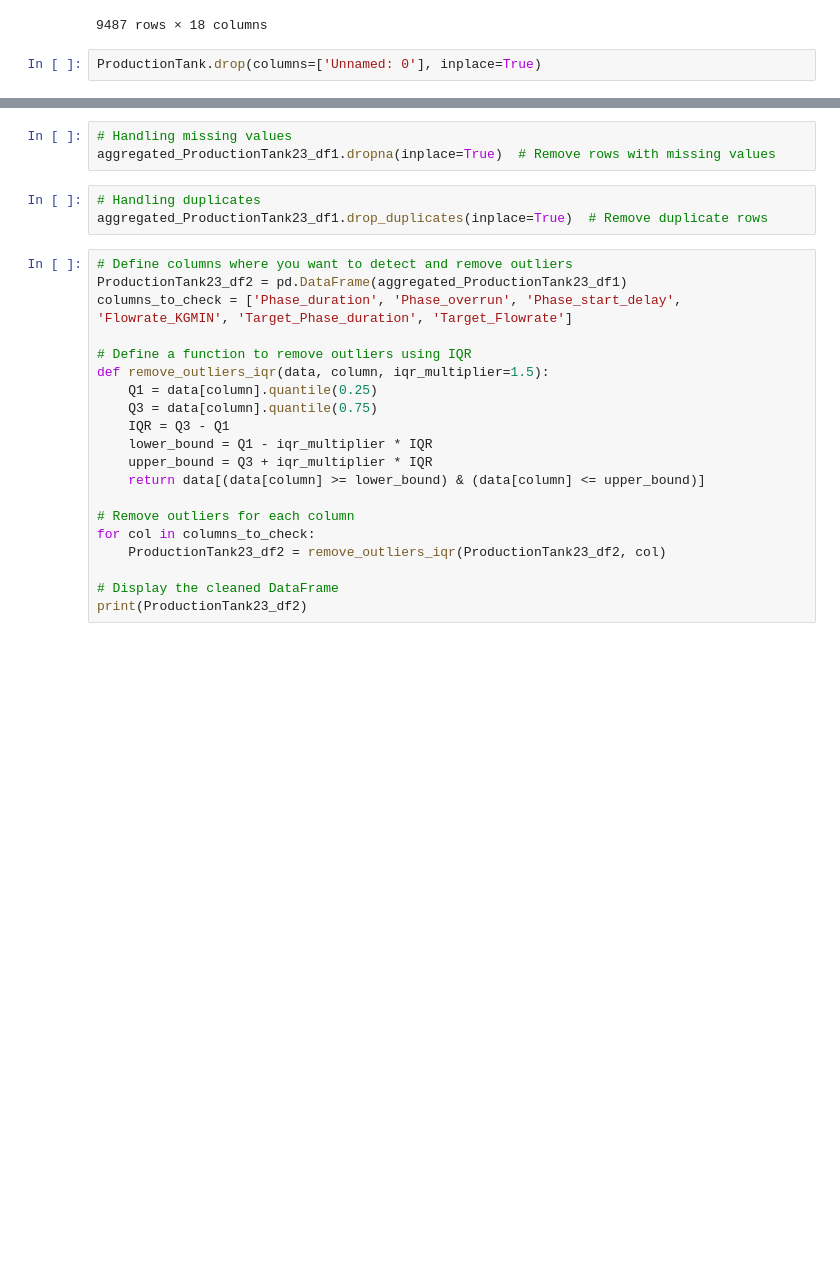
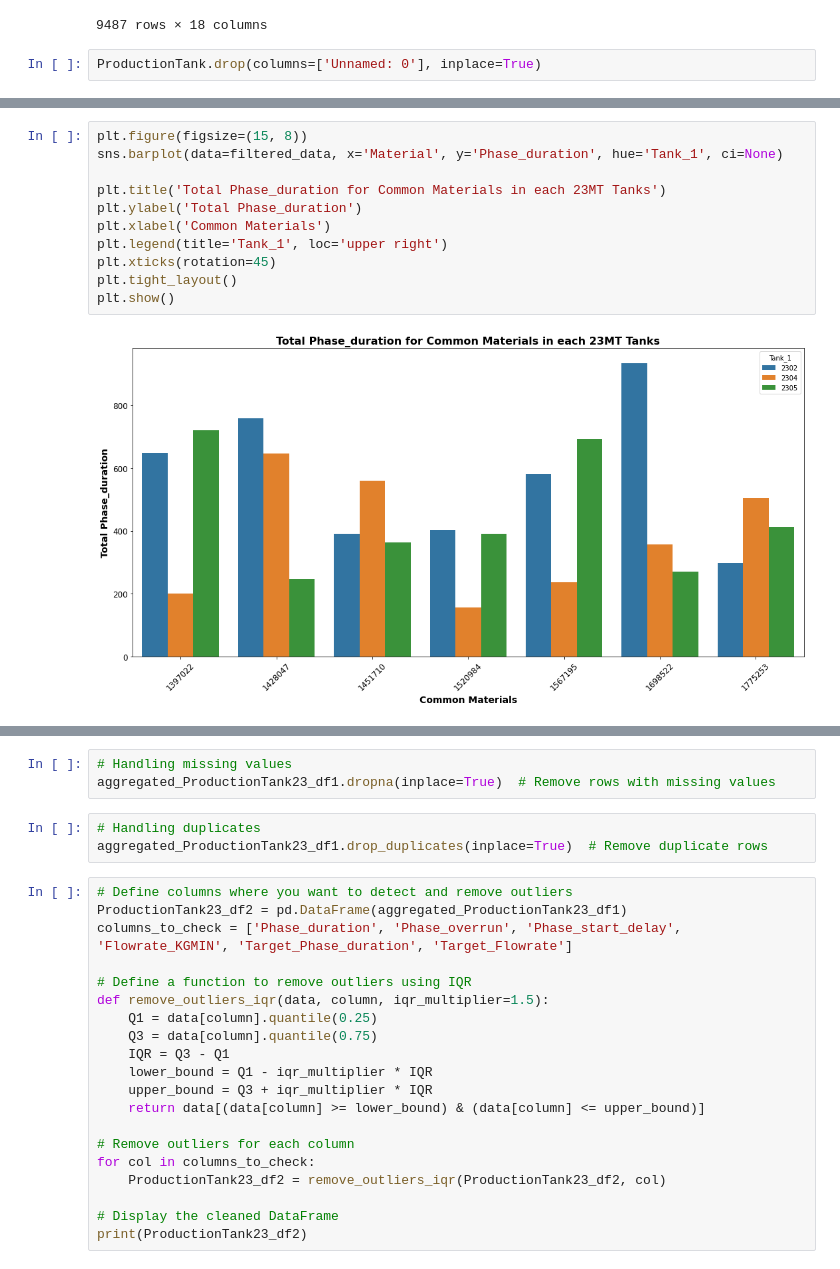
Before and after one commit to MichelleMoran431/Capstone---CCT, a Jupyter notebook: Python Working Notebooks/All 23MT Tanks.ipynb, the cells around one changed output, grey strips where cells are left out. Cells and saved outputs as stored; diff of their text form; blank space fills up the shorter version.

```diff
--- a/Python Working Notebooks/All 23MT Tanks.ipynb
+++ b/Python Working Notebooks/All 23MT Tanks.ipynb
@@ -90,0 +304,13 @@ print(aggregated_ProductionTank23_df1)
+# %%
+plt.figure(figsize=(15, 8))
+sns.barplot(data=filtered_data, x='Material', y='Phase_duration', hue='Tank_1', ci=None)
+
+plt.title('Total Phase_duration for Common Materials in each 23MT Tanks')
+plt.ylabel('Total Phase_duration')
+plt.xlabel('Common Materials')
+plt.legend(title='Tank_1', loc='upper right')
+plt.xticks(rotation=45)
+plt.tight_layout()
+plt.show()
+# %% [output]
+[figure, added]
```
Also changed, not shown: parts of 14 cells of this notebook, 37 other files.
